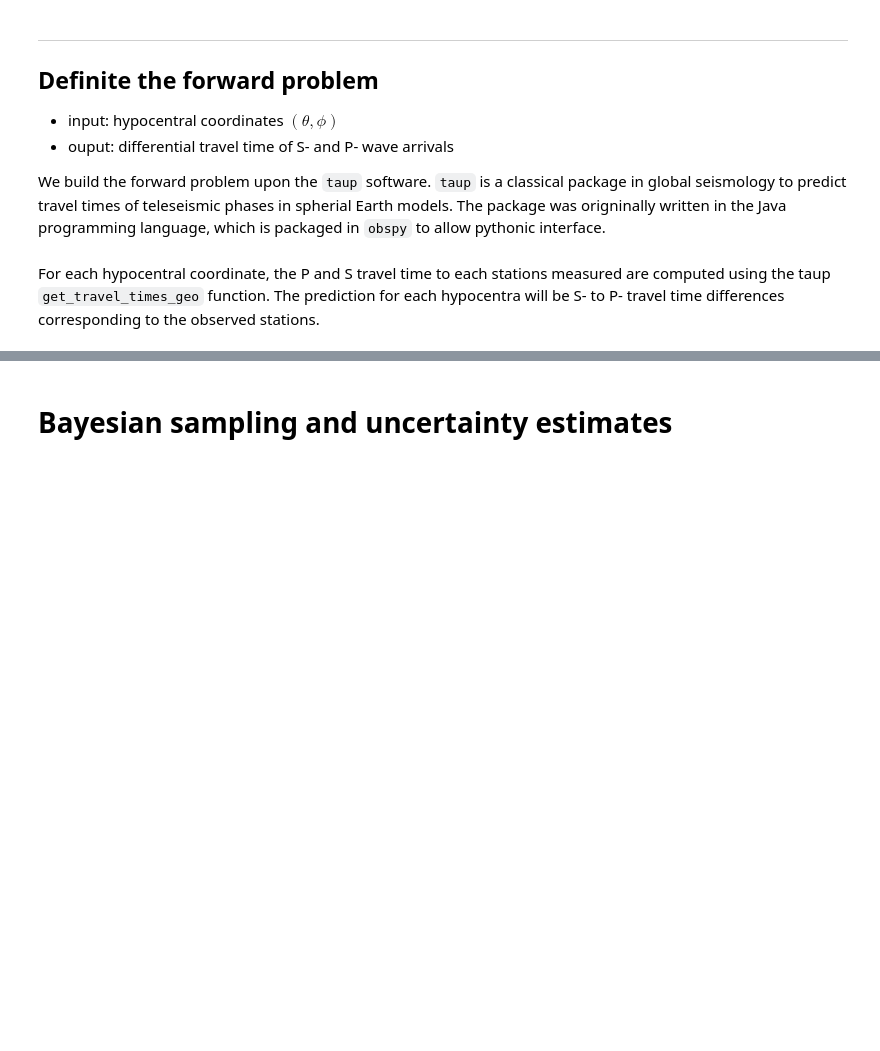
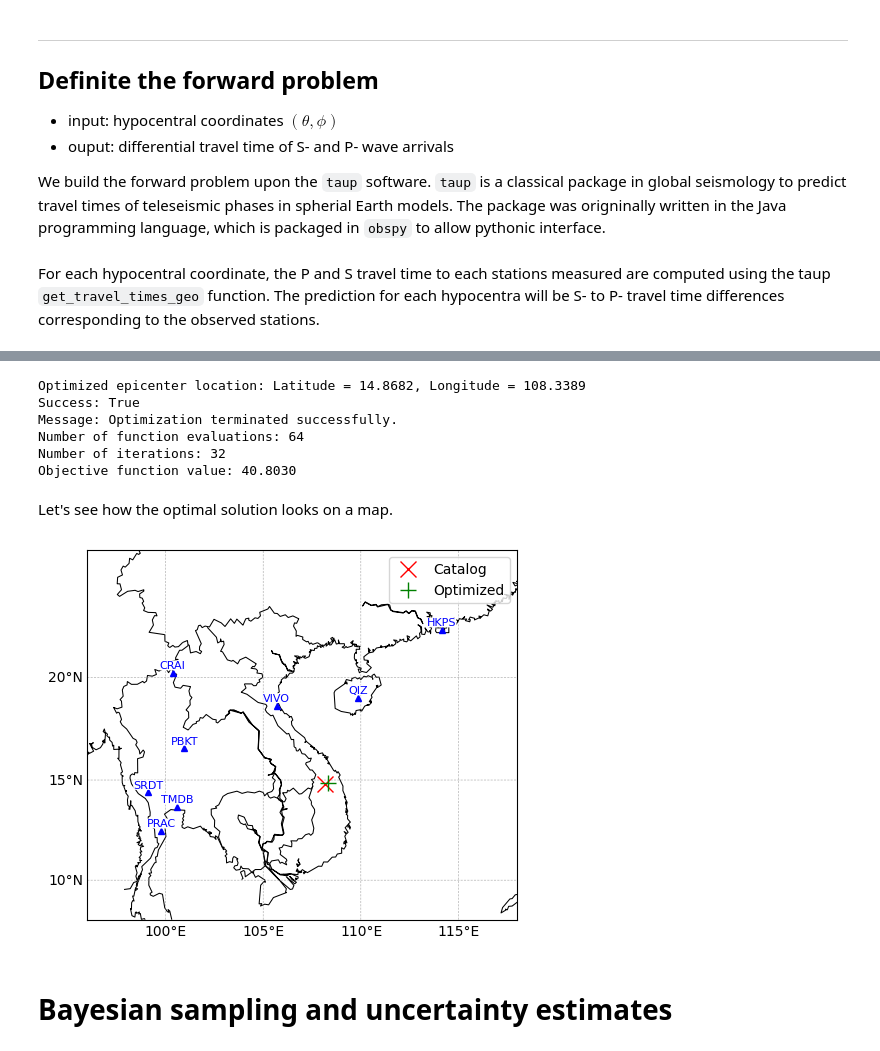
Before and after one commit to tsonpham/ObsSeisHUS2025, a Jupyter notebook: Day3/D3_Prac.ipynb, the cells around one changed output, grey strips where cells are left out. Cells and saved outputs as stored; diff of their text form; code cells hidden in the pictures; blank space fills up the shorter version.

```diff
--- a/Day3/D3_Prac.ipynb
+++ b/Day3/D3_Prac.ipynb
@@ -242,12 +209,0 @@ The solu
-# %%
-## define the objective function
-def objective_function(S):
-    pred = forward_prob(S)
-    return np.sum((data - pred)**2)
-
-## optimize the epicenter location
-from scipy.optimize import minimize
-S0 = (origin_lat, origin_lon)
-res = minimize(objective_function, x0=S0, method='Nelder-Mead')
-
-print (res)
@@ -296,3 +215,41 @@ plt.show()
+# %%
+## pre-defined optimizer
+from scipy.optimize import minimize
+
+dt = np.array([v['tdiff'] for v in data.values()])
+## define the objective function
+def objective_function(S):
+    pred = forward_prob(S)
+    return np.sum((dt - pred)**2)
+
+## optimize the objective function using the Nelder-Mead method
+S0 = (origin_lat, origin_lon)
+res = minimize(objective_function, x0=S0, method='Nelder-Mead')
+
+## print the result with defined format
+print (f'Optimized epicenter location: Latitude = {res.x[0]:.4f}, Longitude = {res.x[1]:.4f}')
+print (f'Success: {res.success}')
+print (f'Message: {res.message}')
+print (f'Number of function evaluations: {res.nfev}')
+print (f'Number of iterations: {res.nit}')
+print (f'Objective function value: {res.fun:.4f}')
+# print (res)
+# %% [output]
+Optimized epicenter location: Latitude = 14.8682, Longitude = 108.3389
+Success: True
+Message: Optimization terminated successfully.
+Number of function evaluations: 64
+Number of iterations: 32
+Objective function value: 40.8030
+# %% [markdown]
+Let's see how the optimal solution looks on a map.
+# %%
+m = plot_map(inv, event)
+m.plot(res.x[1], res.x[0], '+g', markersize=12, label='Optimized', latlon=True)
+m.ax.legend(loc='upper right')
+plt.show()
+# %% [output]
+[figure, added]
 # %% [markdown]
 # Bayesian sampling and uncertainty estimates
 # %%
```
Also changed, not shown: parts of 33 cells of this notebook, 3 other files.
